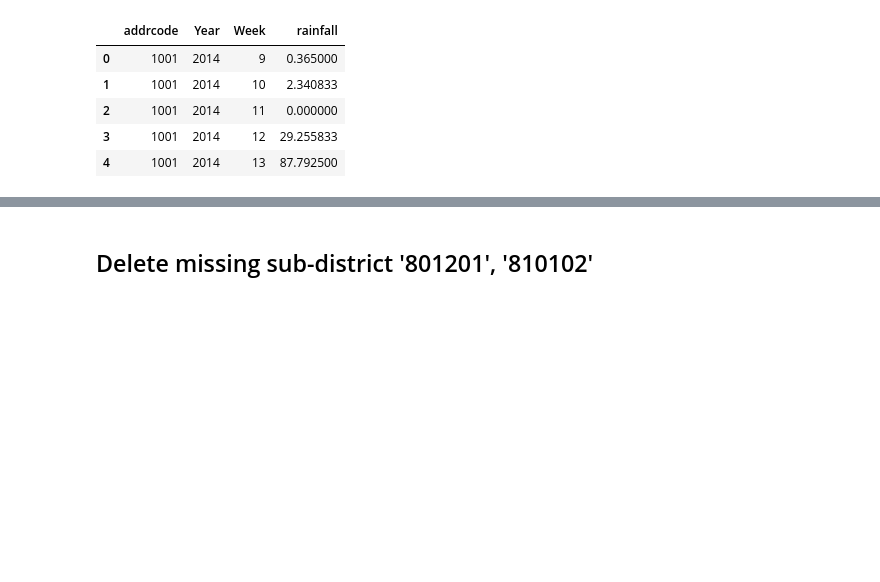
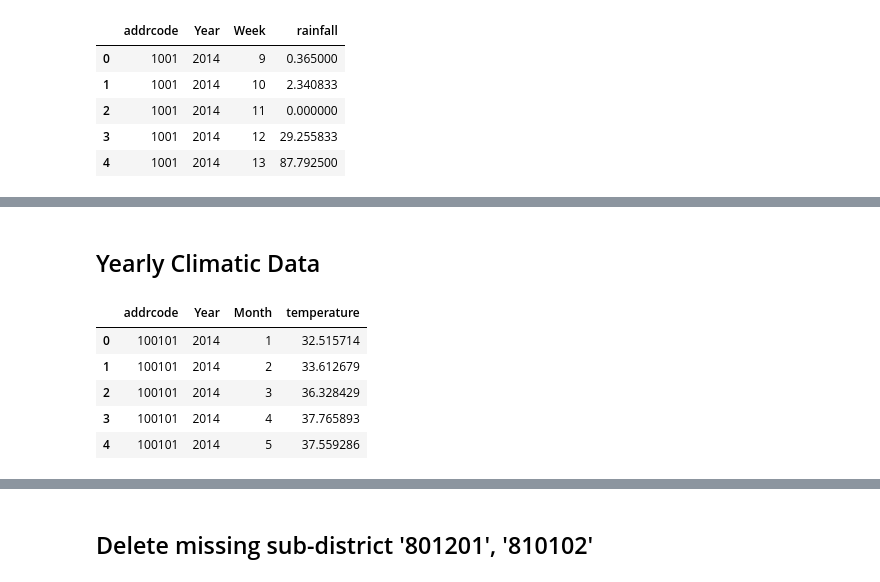
Before and after one commit to boonpakornn/dengue_data_statistic, a Jupyter notebook: Data Statistics.ipynb, the cells around one changed output, grey strips where cells are left out. Cells and saved outputs as stored; diff of their text form; code cells hidden in the pictures; blank space fills up the shorter version.

```diff
--- a/Data Statistics.ipynb
+++ b/Data Statistics.ipynb
@@ -597,0 +590,15 @@ df_lst_dist.to_csv('Data/Climatic Data/Rainfall_dist_monthly.csv', encoding = 'u
+# %% [markdown]
+## Yearly Climatic Data
+# %%
+df_cli = pd.read_csv(os.path.join('Data','Climatic Data','LST_subdist_monthly.csv'), index_col = 0)
+df_cli['addrcode']  = df_cli['addrcode'].astype(str)
+df_cli['Month'] = df_cli['Month'].astype(str)
+df_cli['Year'] = df_cli['Year'].astype(str)
+df_cli.head()
+# %% [output]
+|  | addrcode | Year | Month | temperature |
+| 0 | 100101 | 2014 | 1 | 32.515714 |
+| 1 | 100101 | 2014 | 2 | 33.612679 |
+| 2 | 100101 | 2014 | 3 | 36.328429 |
+| 3 | 100101 | 2014 | 4 | 37.765893 |
+| 4 | 100101 | 2014 | 5 | 37.559286 |
```
Also changed, not shown: parts of 39 cells of this notebook, 2 other files.
